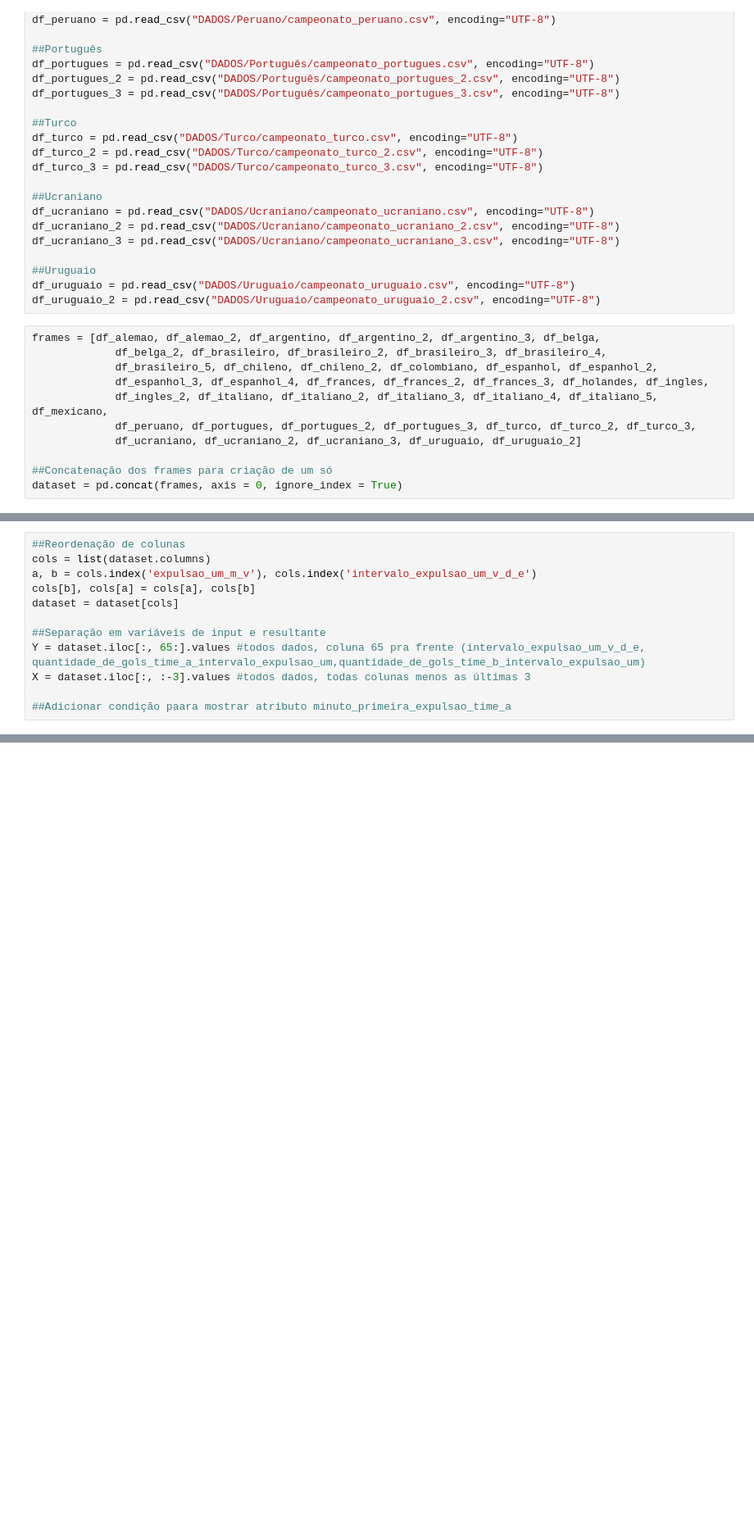
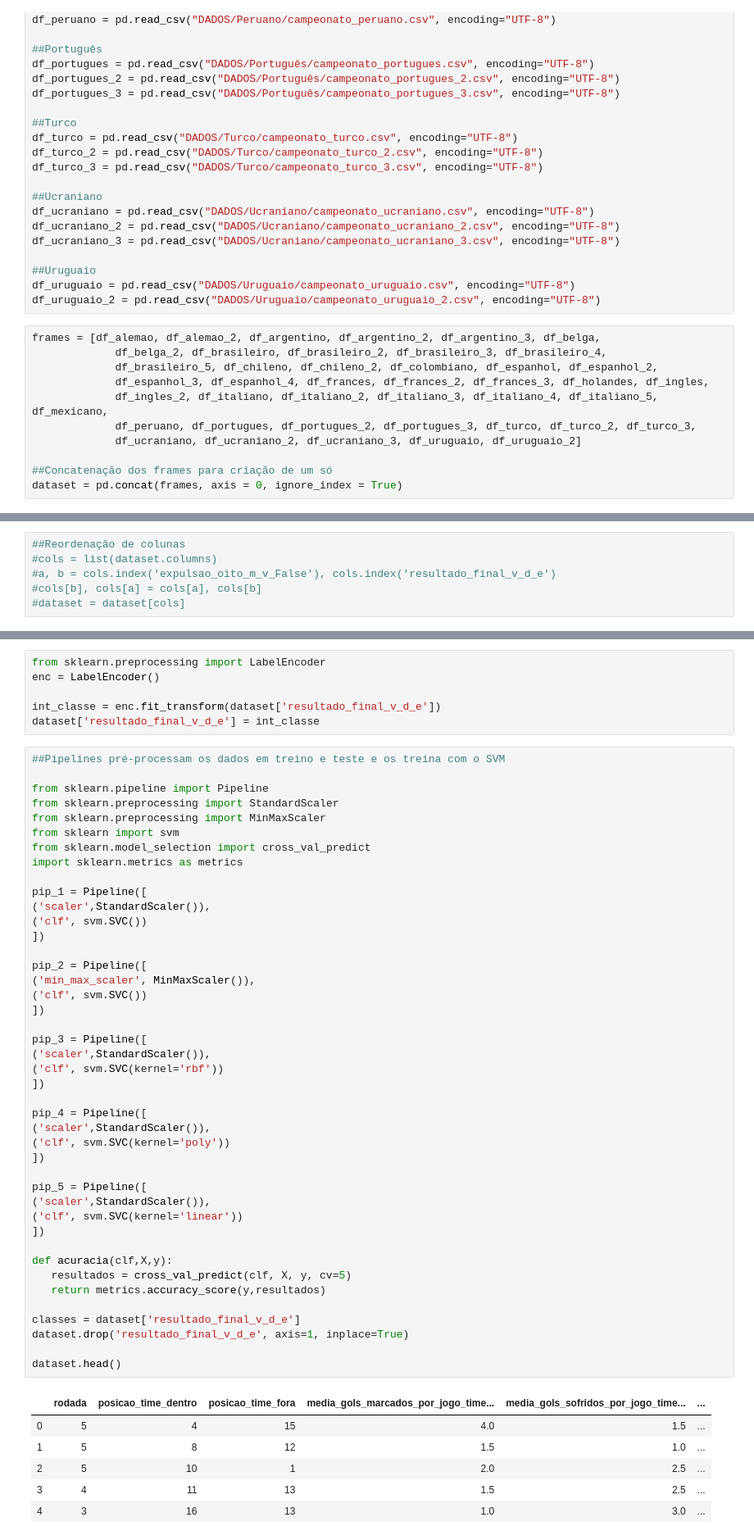
Before and after one commit to heullvers/TPMineracao, a Jupyter notebook: Projeto/Jupyter/Manipulação partidas.ipynb, the cells around one changed output, grey strips where cells are left out. Shown at 82% size. Cells and saved outputs as stored; diff of their text form; blank space fills up the shorter version.

Commit message:
acuracia 76

```diff
--- a/Projeto/Jupyter/Manipulação partidas.ipynb
+++ b/Projeto/Jupyter/Manipulação partidas.ipynb
@@ -336,12 +401,6 @@ dataset.drop('gols_visitante', axis=1, inplace=True)
 # %%
 ##Reordenação de colunas
-cols = list(dataset.columns)
-a, b = cols.index('expulsao_um_m_v'), cols.index('intervalo_expulsao_um_v_d_e')
-cols[b], cols[a] = cols[a], cols[b]
-dataset = dataset[cols]
-
-##Separação em variáveis de input e resultante
-Y = dataset.iloc[:, 65:].values #todos dados, coluna 65 pra frente (intervalo_expulsao_um_v_d_e, quantidade_de_gols_time_a_intervalo_expulsao_um,quantidade_de_gols_time_b_intervalo_expulsao_um)
-X = dataset.iloc[:, :-3].values #todos dados, todas colunas menos as últimas 3
-
-##Adicionar condição paara mostrar atributo minuto_primeira_expulsao_time_a
+#cols = list(dataset.columns)
+#a, b = cols.index('expulsao_oito_m_v_False'), cols.index('resultado_final_v_d_e')
+#cols[b], cols[a] = cols[a], cols[b]
+#dataset = dataset[cols]
@@ -368,0 +407,56 @@ dataset.head(10)
+# %%
+from sklearn.preprocessing import LabelEncoder
+enc = LabelEncoder()
+
+int_classe = enc.fit_transform(dataset['resultado_final_v_d_e'])
+dataset['resultado_final_v_d_e'] = int_classe
+# %%
+##Pipelines pré-processam os dados em treino e teste e os treina com o SVM
+
+from sklearn.pipeline import Pipeline
+from sklearn.preprocessing import StandardScaler
+from sklearn.preprocessing import MinMaxScaler
+from sklearn import svm
+from sklearn.model_selection import cross_val_predict
+import sklearn.metrics as metrics
+
+pip_1 = Pipeline([
+('scaler',StandardScaler()),
+('clf', svm.SVC())
+])
+
+pip_2 = Pipeline([
+('min_max_scaler', MinMaxScaler()),
+('clf', svm.SVC())
+])
+
+pip_3 = Pipeline([
+('scaler',StandardScaler()),
+('clf', svm.SVC(kernel='rbf'))
+])
+
+pip_4 = Pipeline([
+('scaler',StandardScaler()),
+('clf', svm.SVC(kernel='poly'))
+])
+
+pip_5 = Pipeline([
+('scaler',StandardScaler()),
+('clf', svm.SVC(kernel='linear'))
+])
+
+def acuracia(clf,X,y):
+   resultados = cross_val_predict(clf, X, y, cv=5)
+   return metrics.accuracy_score(y,resultados)
+
+classes = dataset['resultado_final_v_d_e']
+dataset.drop('resultado_final_v_d_e', axis=1, inplace=True)
+
+dataset.head()
+# %% [output]
+|  | rodada | posicao_time_dentro | posicao_time_fora | media_gols_marcados_por_jogo_time... | media_gols_sofridos_por_jogo_time... | ... |
+| 0 | 5 | 4 | 15 | 4.0 | 1.5 | ... |
+| 1 | 5 | 8 | 12 | 1.5 | 1.0 | ... |
+| 2 | 5 | 10 | 1 | 2.0 | 2.5 | ... |
+| 3 | 4 | 11 | 13 | 1.5 | 2.5 | ... |
+| 4 | 3 | 16 | 13 | 1.0 | 3.0 | ... |
```
Also changed, not shown: parts of 17 cells of this notebook, 1 other file.
